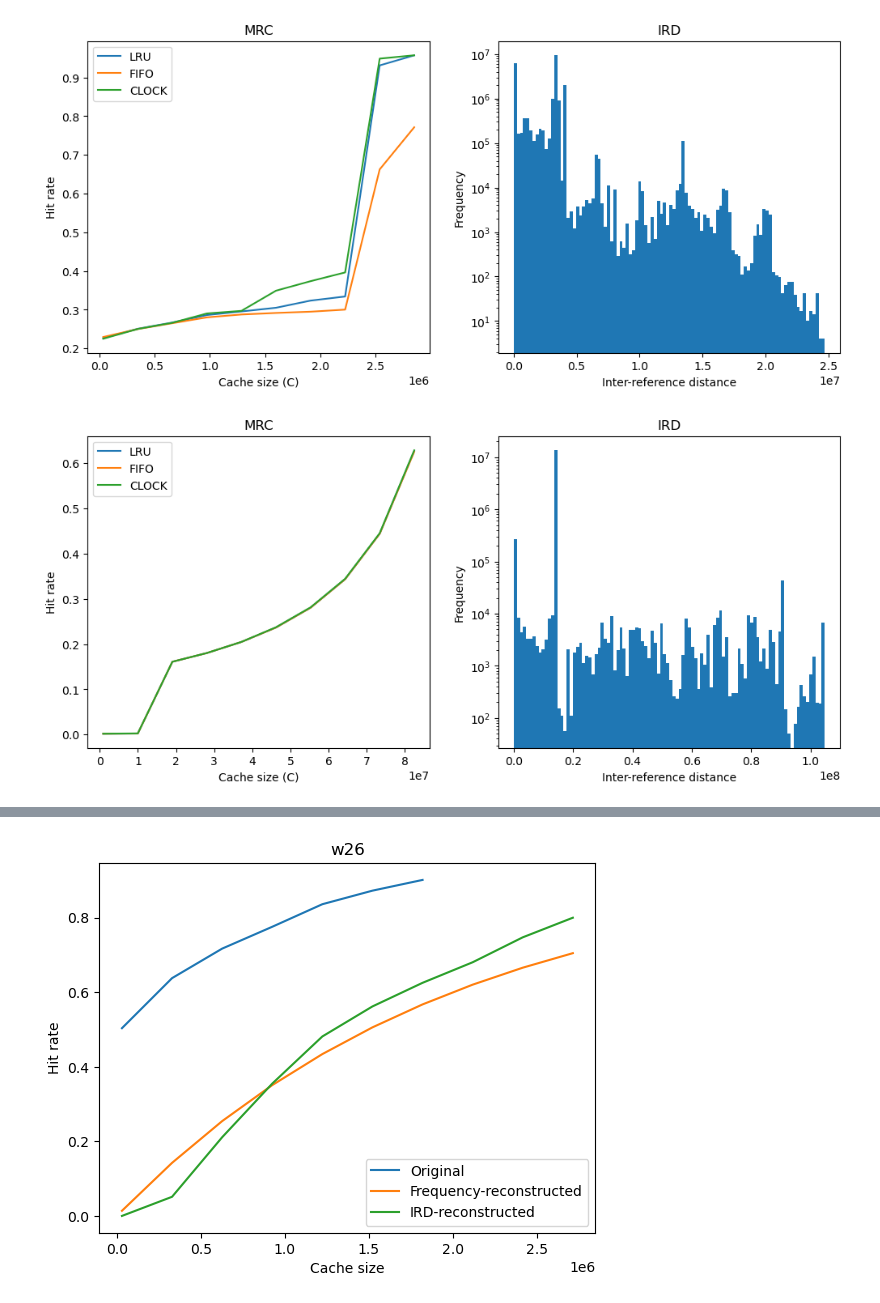
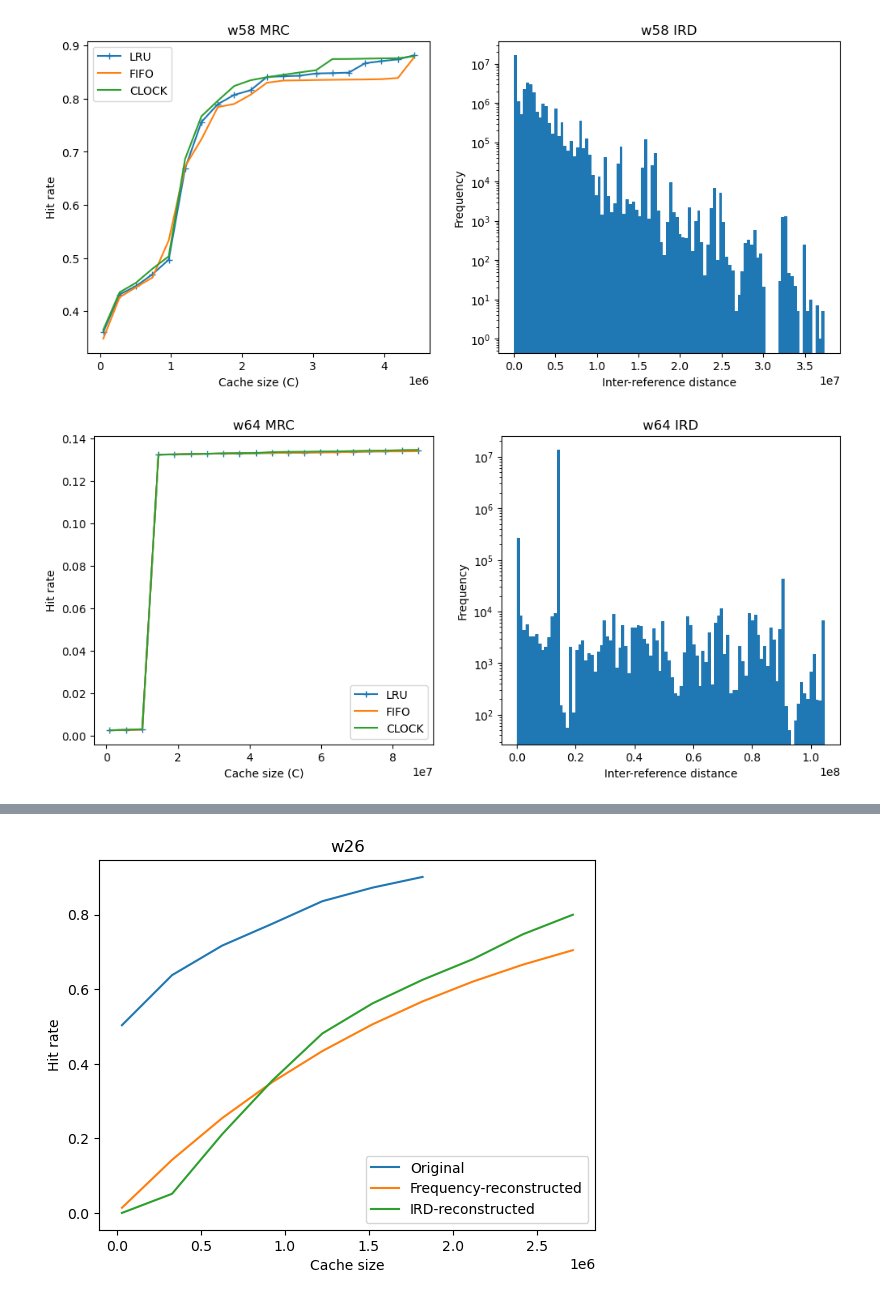
Before and after one commit to Effygal/trace-gen, a Jupyter notebook: real_mrc.ipynb, the cells around one changed output, grey strips where cells are left out. Cells and saved outputs as stored; diff of their text form; code cells hidden in the pictures.

Commit message:
add simulation for real trace to ./figures

```diff
--- a/real_mrc.ipynb
+++ b/real_mrc.ipynb
@@ -11,20 +11,20 @@ def mrc_ird_plot(file):
     trace = tg.squash(tg.unroll(trace // 8))
     M = len(set(trace))
     K = M // 100
-    c = np.arange(K, M, K*10)
-    hr_lru = [tg.sim_lru(_c, trace) for _c in c]
-    hr_fifo = [tg.sim_fifo(_c, trace) for _c in c]
-    hr_clock = [tg.sim_clock(_c, trace) for _c in c]
+    c = np.arange(K, M, K*5)
+    hr_lru = [tg.sim_lru(_c, trace, raw=True) for _c in c]
+    hr_fifo = [tg.sim_fifo(_c, trace, raw=True) for _c in c]
+    hr_clock = [tg.sim_clock(_c, trace, raw=True) for _c in c]
 
     # Plot MRC
     fig, axs = plt.subplots(1, 2, figsize=(12, 5))  # 1 row, 2 columns
-    axs[0].plot(c, hr_lru, label='LRU')
+    axs[0].plot(c, hr_lru, '-+', label='LRU')
     axs[0].plot(c, hr_fifo, label='FIFO')
     axs[0].plot(c, hr_clock, label='CLOCK')
     axs[0].set_xlabel('Cache size (C)')
     axs[0].set_ylabel('Hit rate')
     axs[0].legend()
-    axs[0].set_title('MRC')
+    axs[0].set_title(f'{file} MRC')
 
     # Plot IRD
     ird = tg.iad(trace)
@@ -32,7 +32,7 @@ def mrc_ird_plot(file):
     axs[1].hist(ird, bins=100, log=True)
     axs[1].set_xlabel('Inter-reference distance')
     axs[1].set_ylabel('Frequency')
-    axs[1].set_title('IRD')
+    axs[1].set_title(f'{file} IRD')
 
     plt.show()
 # %%
@@ -66,8 +82,8 @@ mrc_ird_plot('w46')
 # %%
-mrc_ird_plot('w38')
+mrc_ird_plot('w58')
 # %% [output]
-[figure, old version]
+[figure, new version]
 # %%
 mrc_ird_plot('w64')
 # %% [output]
-[figure, old version]
+[figure, new version]
```
Also changed, not shown: parts of 18 cells of this notebook, 26 other files.
